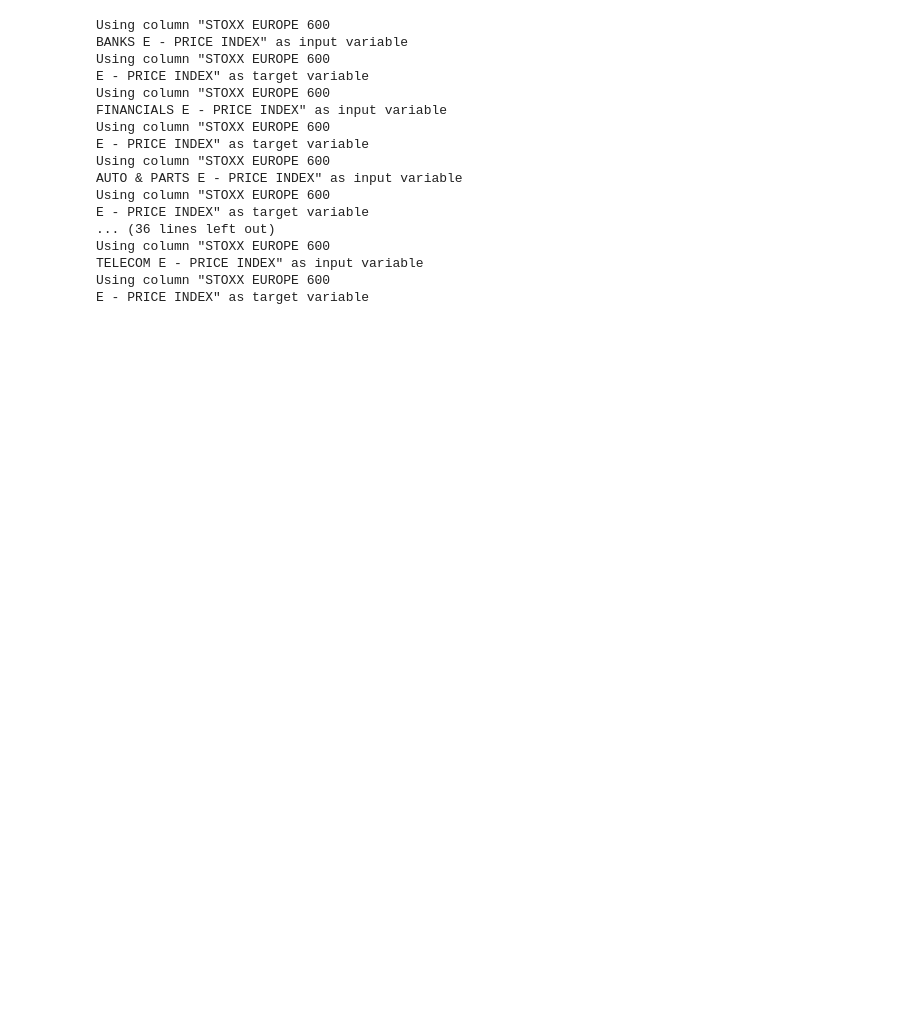
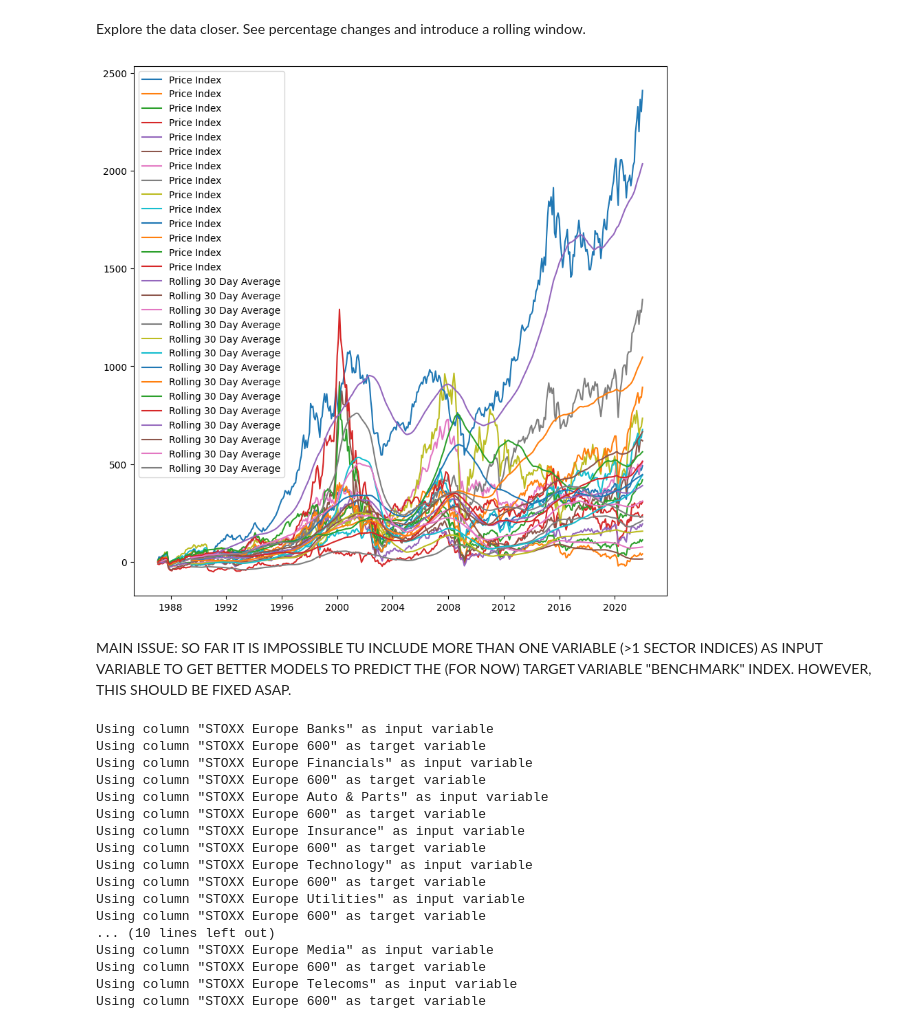
Before and after one commit to Ankru98/masterthesis, a Jupyter notebook: ML_price_data_filtered.ipynb, the cells around one changed output. Saved outputs shown, nothing was run; the diff lists cells and outputs as text; code cells hidden in the pictures; blank space fills up the shorter version.

```diff
--- a/ML_price_data_filtered.ipynb
+++ b/ML_price_data_filtered.ipynb
@@ -30,5 +41,40 @@ data.tail()
+# %% [markdown]
+Explore the data closer. See percentage changes and introduce a rolling window.
+# %%
+# daily percentage change
+data_pct_change = data.pct_change()
+data_pct_change.tail(1)
+
+# cummulative percentage change
+data_pct_change_cum = (((1 + data_pct_change).cumprod()) -1) *100
+data_pct_change_cum = data_pct_change_cum.dropna()
+data_pct_change_cum.tail(1)
+
+rolling = data_pct_change_cum.rolling(window=30).mean()
+# %%
+# visualize the data and include a rolling window average
+
+fig, ax = plt.subplots(figsize=(10,10))
+ax.plot(data_pct_change_cum.index, data_pct_change_cum, label='Price Index')
+ax.plot(data_pct_change_cum.index, rolling, label='Rolling 30 Day Average')
+ax.legend();
+# %% [output]
+[figure, added]
+# %% [markdown]
+MAIN ISSUE: SO FAR IT IS IMPOSSIBLE TU INCLUDE MORE THAN ONE VARIABLE (>1 SECTOR INDICES) AS INPUT VARIABLE TO GET BETTER MODELS TO PREDICT THE (FOR NOW) TARGET VARIABLE "BENCHMARK" INDEX. HOWEVER, THIS SHOULD BE FIXED ASAP.
 # %%
 # define the input and output variables and write a loop such that we can use the benchmark as target and the other variables as input
+# include a loop to print the column names to proof that all columns are used
+# Remark: this approach failes here, since the data is used for X and then overwritten by the next iteration...
+#X = data.iloc[:, 1]
+#y = data.iloc[:, 0].to_frame()
+
+#X = data.iloc[:, 1].values
+#y = data.iloc[:, 0].values
+
+#X_train, X_test, y_train, y_test = train_test_split(X, y, test_size=0.2, random_state=42)
+
+
 X_all = data.iloc[:, 1:]
 y_all = data.iloc[:, 0].to_frame()
 
@@ -42,26 +88,27 @@ for x in range(0,13):
     for col in range(1):
         col_name = y_all.columns[col]
         y = y_all.values
+        y = y.ravel()
 
         # Print column name
         print(f'Using column "{col_name}" as target variable')
 
         X_train, X_test, y_train, y_test = train_test_split(X, y, test_size=0.2, random_state=42)
 # %% [output]
-Using column "STOXX EUROPE 600
-BANKS E - PRICE INDEX" as input variable
-Using column "STOXX EUROPE 600
-E - PRICE INDEX" as target variable
-Using column "STOXX EUROPE 600
-FINANCIALS E - PRICE INDEX" as input variable
-Using column "STOXX EUROPE 600
-E - PRICE INDEX" as target variable
-Using column "STOXX EUROPE 600
-AUTO & PARTS E - PRICE INDEX" as input variable
-Using column "STOXX EUROPE 600
-E - PRICE INDEX" as target variable
-... (36 lines left out)
-Using column "STOXX EUROPE 600
-TELECOM E - PRICE INDEX" as input variable
-Using column "STOXX EUROPE 600
-E - PRICE INDEX" as target variable
+Using column "STOXX Europe Banks" as input variable
+Using column "STOXX Europe 600" as target variable
+Using column "STOXX Europe Financials" as input variable
+Using column "STOXX Europe 600" as target variable
+Using column "STOXX Europe Auto & Parts" as input variable
+Using column "STOXX Europe 600" as target variable
+Using column "STOXX Europe Insurance" as input variable
+Using column "STOXX Europe 600" as target variable
+Using column "STOXX Europe Technology" as input variable
+Using column "STOXX Europe 600" as target variable
+Using column "STOXX Europe Utilities" as input variable
+Using column "STOXX Europe 600" as target variable
+... (10 lines left out)
+Using column "STOXX Europe Media" as input variable
+Using column "STOXX Europe 600" as target variable
+Using column "STOXX Europe Telecoms" as input variable
+Using column "STOXX Europe 600" as target variable
```
Also changed, not shown: parts of 17 cells of this notebook.
